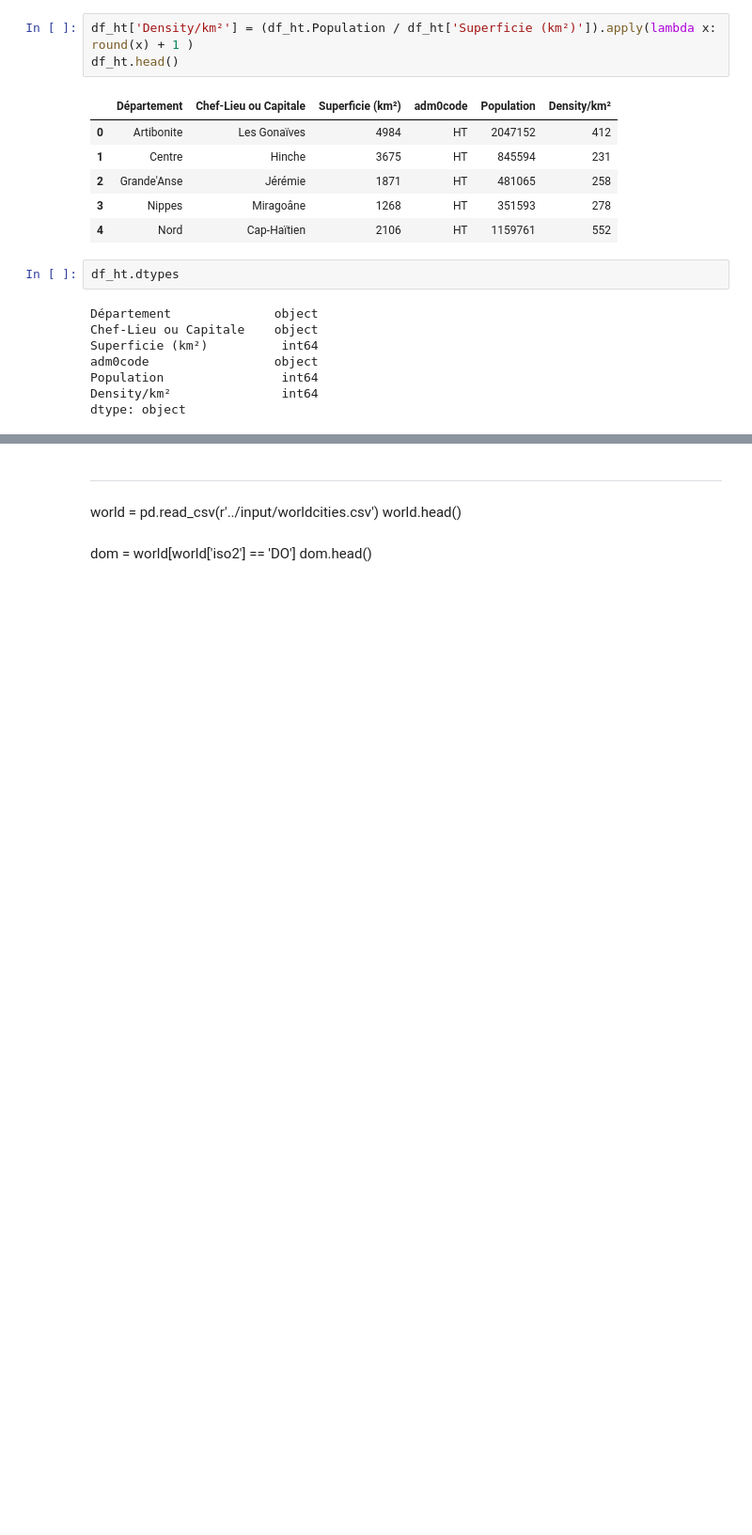
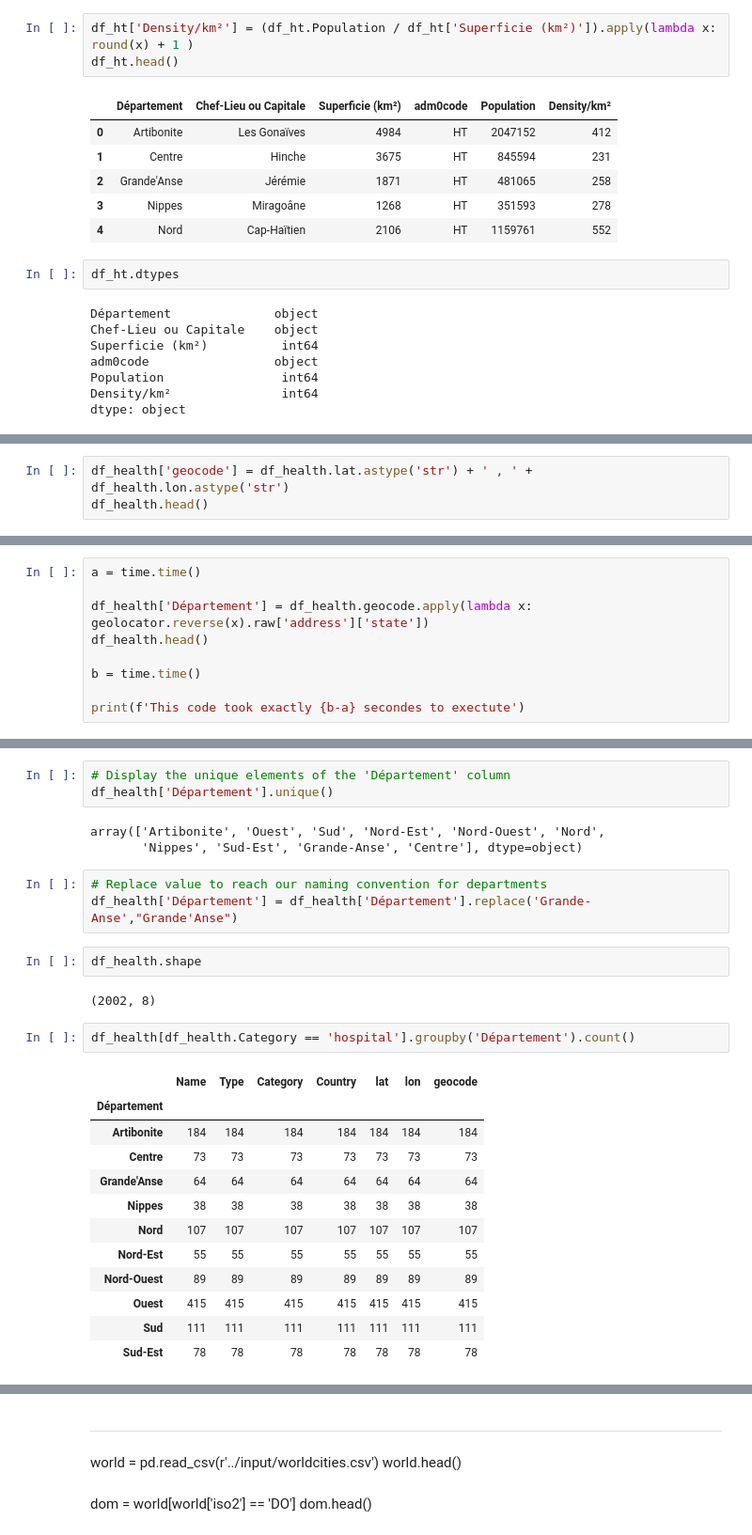
Before and after one commit to weinerkervens/Ayiti_Analytics_Capstone_Project, a Jupyter notebook: Notebooks/1- Notebook.ipynb, the cells around one changed output, grey strips where cells are left out. Shown at 94% size. Cells and saved outputs as stored; diff of their text form; blank space fills up the shorter version.

```diff
--- a/Notebooks/1- Notebook.ipynb
+++ b/Notebooks/1- Notebook.ipynb
@@ -132,0 +293,3 @@ df_ht.head()
+# %%
+df_health['geocode'] = df_health.lat.astype('str') + ' , ' + df_health.lon.astype('str')
+df_health.head()
@@ -132,0 +303,9 @@ df_ht.head()
+# %%
+a = time.time()
+
+df_health['Département'] = df_health.geocode.apply(lambda x: geolocator.reverse(x).raw['address']['state'])
+df_health.head()
+
+b = time.time()
+
+print(f'This code took exactly {b-a} secondes to exectute')
@@ -132,0 +332,28 @@ df_ht.head()
+# %%
+# Display the unique elements of the 'Département' column
+df_health['Département'].unique()
+# %% [output]
+array(['Artibonite', 'Ouest', 'Sud', 'Nord-Est', 'Nord-Ouest', 'Nord',
+       'Nippes', 'Sud-Est', 'Grande-Anse', 'Centre'], dtype=object)
+# %%
+# Replace value to reach our naming convention for departments
+df_health['Département'] = df_health['Département'].replace('Grande-Anse',"Grande'Anse")
+# %%
+df_health.shape
+# %% [output]
+(2002, 8)
+# %%
+df_health[df_health.Category == 'hospital'].groupby('Département').count()
+# %% [output]
+|  | Name | Type | Category | Country | lat | lon | geocode |
+| Département |  |  |  |  |  |  |  |
+| Artibonite | 184 | 184 | 184 | 184 | 184 | 184 | 184 |
+| Centre | 73 | 73 | 73 | 73 | 73 | 73 | 73 |
+| Grande'Anse | 64 | 64 | 64 | 64 | 64 | 64 | 64 |
+| Nippes | 38 | 38 | 38 | 38 | 38 | 38 | 38 |
+| Nord | 107 | 107 | 107 | 107 | 107 | 107 | 107 |
+| Nord-Est | 55 | 55 | 55 | 55 | 55 | 55 | 55 |
+| Nord-Ouest | 89 | 89 | 89 | 89 | 89 | 89 | 89 |
+| Ouest | 415 | 415 | 415 | 415 | 415 | 415 | 415 |
+| Sud | 111 | 111 | 111 | 111 | 111 | 111 | 111 |
+| Sud-Est | 78 | 78 | 78 | 78 | 78 | 78 | 78 |
```
Also changed, not shown: parts of 43 cells of this notebook, 3 other files.
